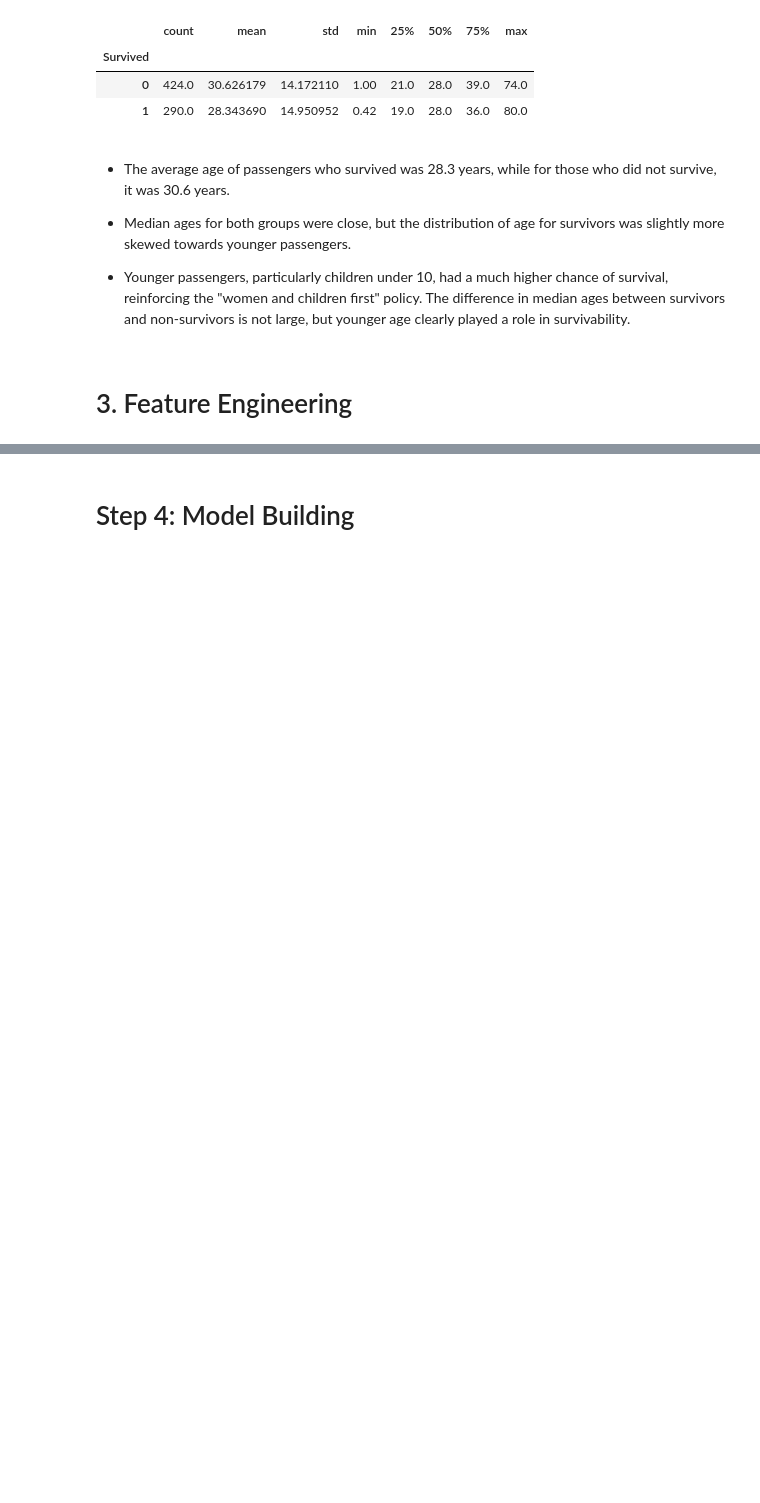
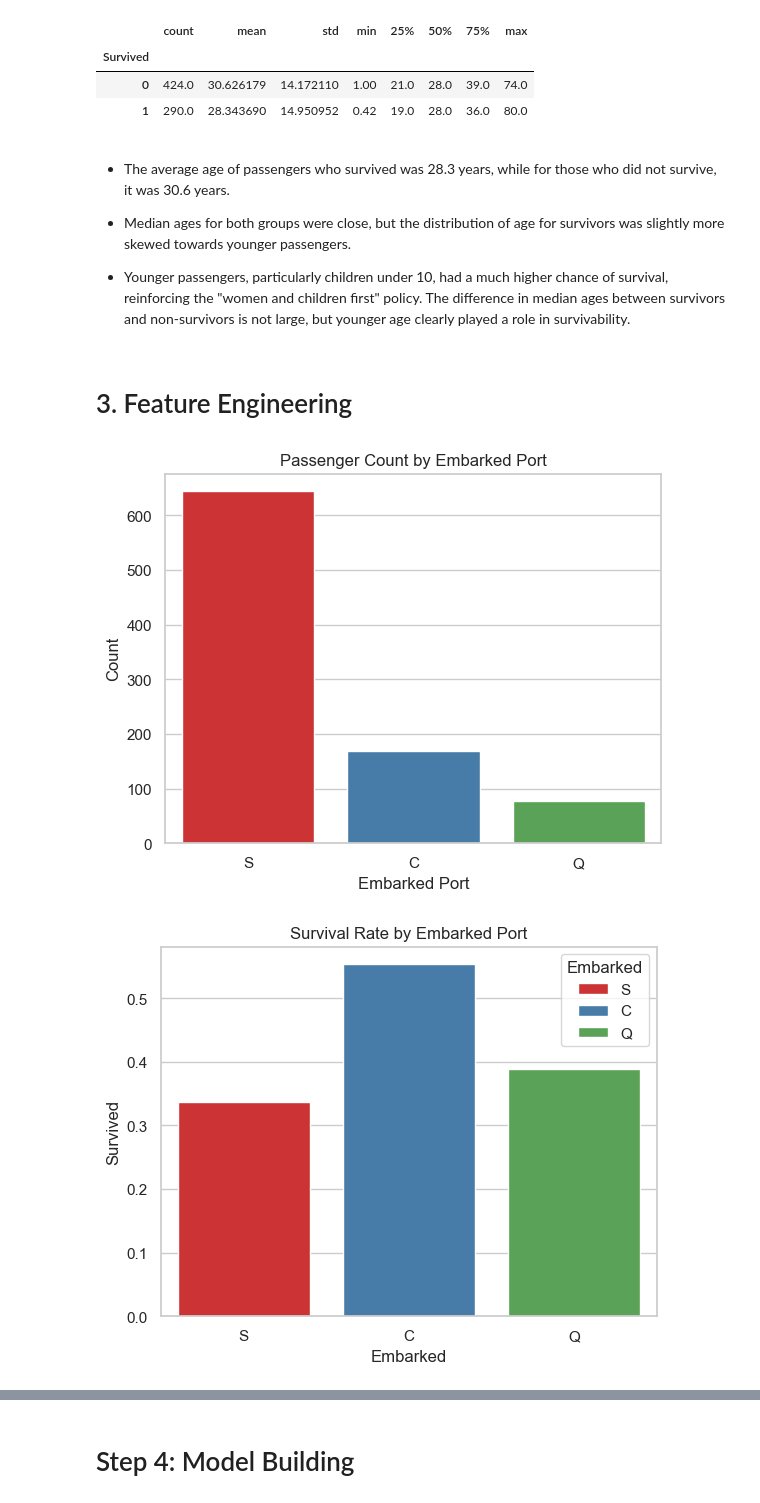
Before and after one commit to Pau1Co1e/miniature-bassoon, a Jupyter notebook: titanic.ipynb, the cells around one changed output, grey strips where cells are left out. Saved outputs shown, nothing was run; the diff lists cells and outputs as text; code cells hidden in the pictures; blank space fills up the shorter version.

```diff
--- a/titanic.ipynb
+++ b/titanic.ipynb
@@ -202,7 +200,7 @@ train_df.groupby('Survived')['Age'].describe()
 # 3. Feature Engineering
 # %%
 # Preprocessing function to handle missing values, encoding, and scaling
-def preprocess_data(df):
+def preprocess_data(df, is_train=True):
     # Fill missing age values with the median
     df['Age'] = df['Age'].fillna(df['Age'].median())
 
@@ -226,37 +224,58 @@ def preprocess_data(df):
     df = df.drop(columns_to_drop, axis=1, errors='ignore')
 
     # Encode categorical variables (Sex, Embarked, Title)
     df = pd.get_dummies(df, columns=['Sex', 'Embarked', 'Title'], drop_first=True)
 
     # Scale continuous variables (Fare and Age)
     scaler = StandardScaler()
     df[['Fare', 'Age']] = scaler.fit_transform(df[['Fare', 'Age']])
 
     return df
 
 # Load the train and test datasets
-train_df = pd.read_csv('data/train/train.csv')
-test_df = pd.read_csv('data/test/test.csv')
+# train_df = pd.read_csv('data/train/train.csv')
+# test_df = pd.read_csv('data/test/test.csv')
 
-# Step 2: Store PassengerId from test_df before preprocessing
+# Store PassengerId from test_df before preprocessing
 passenger_id_test = test_df['PassengerId'].copy()
 
+# Visualizing Embarkation Port Counts
+x = 'hue'
+sns.countplot(x='Embarked', data=train_df, hue='Embarked', palette="Set1", legend=False)
+plt.title("Passenger Count by Embarked Port")
+plt.xlabel("Embarked Port")
+plt.ylabel("Count")
+plt.show()
+
+# Survival by Embarkation Port
+sns.barplot(x='Embarked', y='Survived', hue='Embarked', data=train_df, errorbar=None, palette="Set1")
+plt.title("Survival Rate by Embarked Port")
+plt.show()
+
 # Apply preprocessing to both train and test datasets
-train_df = preprocess_data(train_df)
-test_df = preprocess_data(test_df)
+train_df = preprocess_data(train_df, is_train=True)
+test_df = preprocess_data(test_df, is_train=False)
 
-# Step 3: Define features and target variable for training
+# Visualize FamilySize vs Survived
+sns.barplot(x='FamilySize', y='Survived', hue='FamilySize', data=train_df, errorbar=None, palette="Set1", legend=False)
+plt.title("Survival Rate by Family Size")
+plt.show()
+
+# Define features and target variable for training
+y_train = train_df['Survived']
 X_train = train_df.drop('Survived', axis=1)
-y_train = train_df['Survived']
 
 # Align test set with the training set columns
 train_columns = X_train.columns
 X_test = test_df.copy()
 
 # Add missing columns in the test set
 for col in train_columns:
     if col not in X_test.columns:
         X_test[col] = 0
 
 # Ensure test set has the same columns as the train set
 X_test = X_test[train_columns]
+# %% [output]
+[figure, added]
+[figure, added]
```
Also changed, not shown: parts of 19 cells of this notebook.
